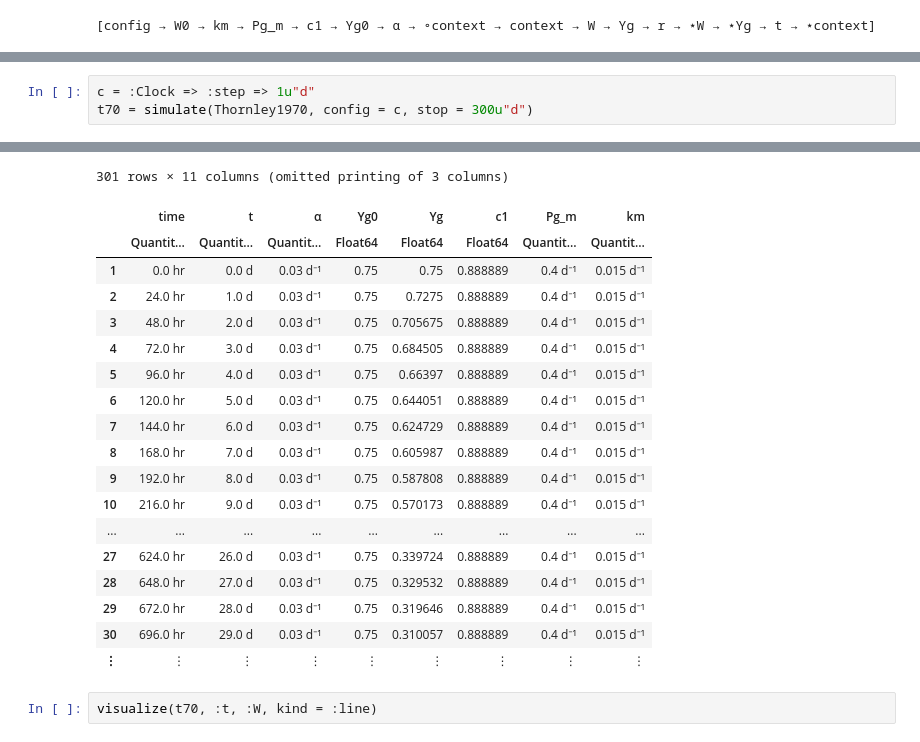
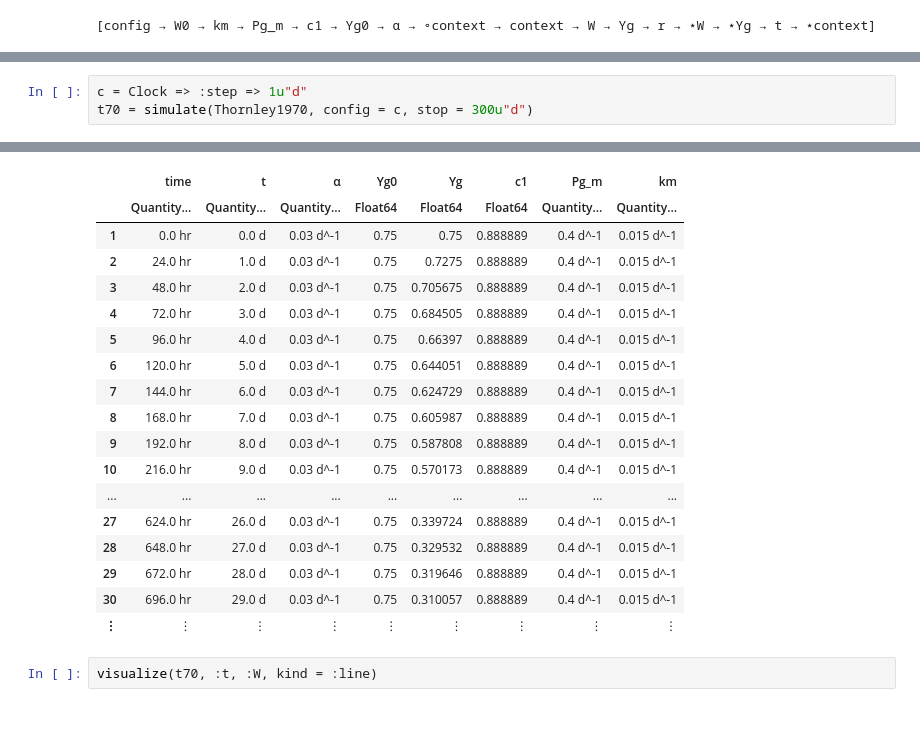
Before and after one commit to uwkimlab/plant_modeling, a Jupyter notebook: labs/L04_C_Budget_Model/L04_C_Budget_Model-student.ipynb, the cells around one changed output, grey strips where cells are left out. Saved outputs shown, nothing was run; the diff lists cells and outputs as text.

```diff
--- a/labs/L04_C_Budget_Model/L04_C_Budget_Model-student.ipynb
+++ b/labs/L04_C_Budget_Model/L04_C_Budget_Model-student.ipynb
@@ -213,4 +209,4 @@ Config for 1 system:
 # %%
-c = :Clock => :step => 1u"d"
+c = Clock => :step => 1u"d"
 t70 = simulate(Thornley1970, config = c, stop = 300u"d")
 # %% [output]
@@ -218,21 +214,20 @@ Progress: 100%[===========================] Time: 0:00:01 ( 5.26 ms/it)
-301 rows × 11 columns (omitted printing of 3 columns)
 |  | time | t | α | Yg0 | Yg | c1 | Pg_m | km |
-|  | Quantit… | Quantit… | Quantit… | Float64 | Float64 | Float64 | Quantit… | Quantit… |
-| 1 | 0.0 hr | 0.0 d | 0.03 d⁻¹ | 0.75 | 0.75 | 0.888889 | 0.4 d⁻¹ | 0.015 d⁻¹ |
-| 2 | 24.0 hr | 1.0 d | 0.03 d⁻¹ | 0.75 | 0.7275 | 0.888889 | 0.4 d⁻¹ | 0.015 d⁻¹ |
-| 3 | 48.0 hr | 2.0 d | 0.03 d⁻¹ | 0.75 | 0.705675 | 0.888889 | 0.4 d⁻¹ | 0.015 d⁻¹ |
-| 4 | 72.0 hr | 3.0 d | 0.03 d⁻¹ | 0.75 | 0.684505 | 0.888889 | 0.4 d⁻¹ | 0.015 d⁻¹ |
-| 5 | 96.0 hr | 4.0 d | 0.03 d⁻¹ | 0.75 | 0.66397 | 0.888889 | 0.4 d⁻¹ | 0.015 d⁻¹ |
-| 6 | 120.0 hr | 5.0 d | 0.03 d⁻¹ | 0.75 | 0.644051 | 0.888889 | 0.4 d⁻¹ | 0.015 d⁻¹ |
-| 7 | 144.0 hr | 6.0 d | 0.03 d⁻¹ | 0.75 | 0.624729 | 0.888889 | 0.4 d⁻¹ | 0.015 d⁻¹ |
-| 8 | 168.0 hr | 7.0 d | 0.03 d⁻¹ | 0.75 | 0.605987 | 0.888889 | 0.4 d⁻¹ | 0.015 d⁻¹ |
-| 9 | 192.0 hr | 8.0 d | 0.03 d⁻¹ | 0.75 | 0.587808 | 0.888889 | 0.4 d⁻¹ | 0.015 d⁻¹ |
-| 10 | 216.0 hr | 9.0 d | 0.03 d⁻¹ | 0.75 | 0.570173 | 0.888889 | 0.4 d⁻¹ | 0.015 d⁻¹ |
+|  | Quantity… | Quantity… | Quantity… | Float64 | Float64 | Float64 | Quantity… | Quantity… |
+| 1 | 0.0 hr | 0.0 d | 0.03 d^-1 | 0.75 | 0.75 | 0.888889 | 0.4 d^-1 | 0.015 d^-1 |
+| 2 | 24.0 hr | 1.0 d | 0.03 d^-1 | 0.75 | 0.7275 | 0.888889 | 0.4 d^-1 | 0.015 d^-1 |
+| 3 | 48.0 hr | 2.0 d | 0.03 d^-1 | 0.75 | 0.705675 | 0.888889 | 0.4 d^-1 | 0.015 d^-1 |
+| 4 | 72.0 hr | 3.0 d | 0.03 d^-1 | 0.75 | 0.684505 | 0.888889 | 0.4 d^-1 | 0.015 d^-1 |
+| 5 | 96.0 hr | 4.0 d | 0.03 d^-1 | 0.75 | 0.66397 | 0.888889 | 0.4 d^-1 | 0.015 d^-1 |
+| 6 | 120.0 hr | 5.0 d | 0.03 d^-1 | 0.75 | 0.644051 | 0.888889 | 0.4 d^-1 | 0.015 d^-1 |
+| 7 | 144.0 hr | 6.0 d | 0.03 d^-1 | 0.75 | 0.624729 | 0.888889 | 0.4 d^-1 | 0.015 d^-1 |
+| 8 | 168.0 hr | 7.0 d | 0.03 d^-1 | 0.75 | 0.605987 | 0.888889 | 0.4 d^-1 | 0.015 d^-1 |
+| 9 | 192.0 hr | 8.0 d | 0.03 d^-1 | 0.75 | 0.587808 | 0.888889 | 0.4 d^-1 | 0.015 d^-1 |
+| 10 | 216.0 hr | 9.0 d | 0.03 d^-1 | 0.75 | 0.570173 | 0.888889 | 0.4 d^-1 | 0.015 d^-1 |
 | ... | ... | ... | ... | ... | ... | ... | ... | ... |
-| 27 | 624.0 hr | 26.0 d | 0.03 d⁻¹ | 0.75 | 0.339724 | 0.888889 | 0.4 d⁻¹ | 0.015 d⁻¹ |
-| 28 | 648.0 hr | 27.0 d | 0.03 d⁻¹ | 0.75 | 0.329532 | 0.888889 | 0.4 d⁻¹ | 0.015 d⁻¹ |
-| 29 | 672.0 hr | 28.0 d | 0.03 d⁻¹ | 0.75 | 0.319646 | 0.888889 | 0.4 d⁻¹ | 0.015 d⁻¹ |
-| 30 | 696.0 hr | 29.0 d | 0.03 d⁻¹ | 0.75 | 0.310057 | 0.888889 | 0.4 d⁻¹ | 0.015 d⁻¹ |
+| 27 | 624.0 hr | 26.0 d | 0.03 d^-1 | 0.75 | 0.339724 | 0.888889 | 0.4 d^-1 | 0.015 d^-1 |
+| 28 | 648.0 hr | 27.0 d | 0.03 d^-1 | 0.75 | 0.329532 | 0.888889 | 0.4 d^-1 | 0.015 d^-1 |
+| 29 | 672.0 hr | 28.0 d | 0.03 d^-1 | 0.75 | 0.319646 | 0.888889 | 0.4 d^-1 | 0.015 d^-1 |
+| 30 | 696.0 hr | 29.0 d | 0.03 d^-1 | 0.75 | 0.310057 | 0.888889 | 0.4 d^-1 | 0.015 d^-1 |
 | ⋮ | ⋮ | ⋮ | ⋮ | ⋮ | ⋮ | ⋮ | ⋮ | ⋮ |
 # %%
 visualize(t70, :t, :W, kind = :line)
```
Also changed, not shown: parts of 12 cells of this notebook.
